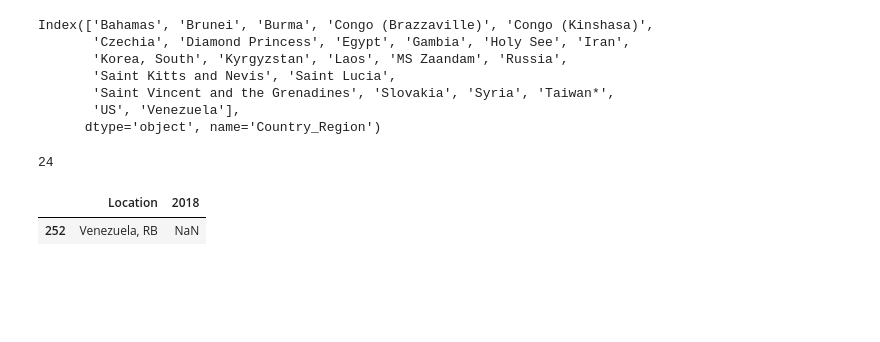
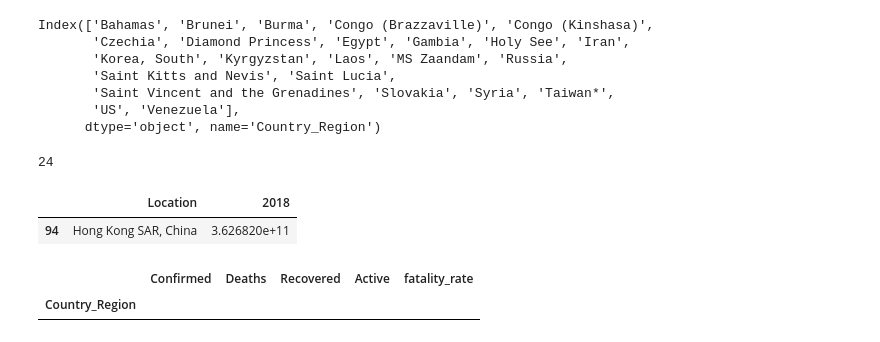
Before and after one commit to nnworkspace/covid19-insight, a Jupyter notebook: covid19-population-gdp.ipynb, the cells around one changed output. Cells and saved outputs as stored; diff of their text form; code cells hidden in the pictures; blank space fills up the shorter version.

```diff
--- a/covid19-population-gdp.ipynb
+++ b/covid19-population-gdp.ipynb
@@ -124,10 +125,15 @@ len(countries_covid19_only)
 # %% [output]
 24
 # %%
-df_gdp[df_gdp.Location.str.contains('Venezuela')]
+df_gdp[df_gdp.Location.str.contains('Hong Kong')]
 # %% [output]
 |  | Location | 2018 |
-| 252 | Venezuela, RB | NaN |
+| 94 | Hong Kong SAR, China | 3.626820e+11 |
+# %%
+df_covid[df_covid.index.str.contains('Macao')]
+# %% [output]
+|  | Confirmed | Deaths | Recovered | Active | fatality_rate |
+| Country_Region |  |  |  |  |  |
 # %%
 df_gdp.Location.replace(
     {'Bahamas, The':'Bahamas',
```
Also changed, not shown: parts of 9 cells of this notebook, 1 other file.
